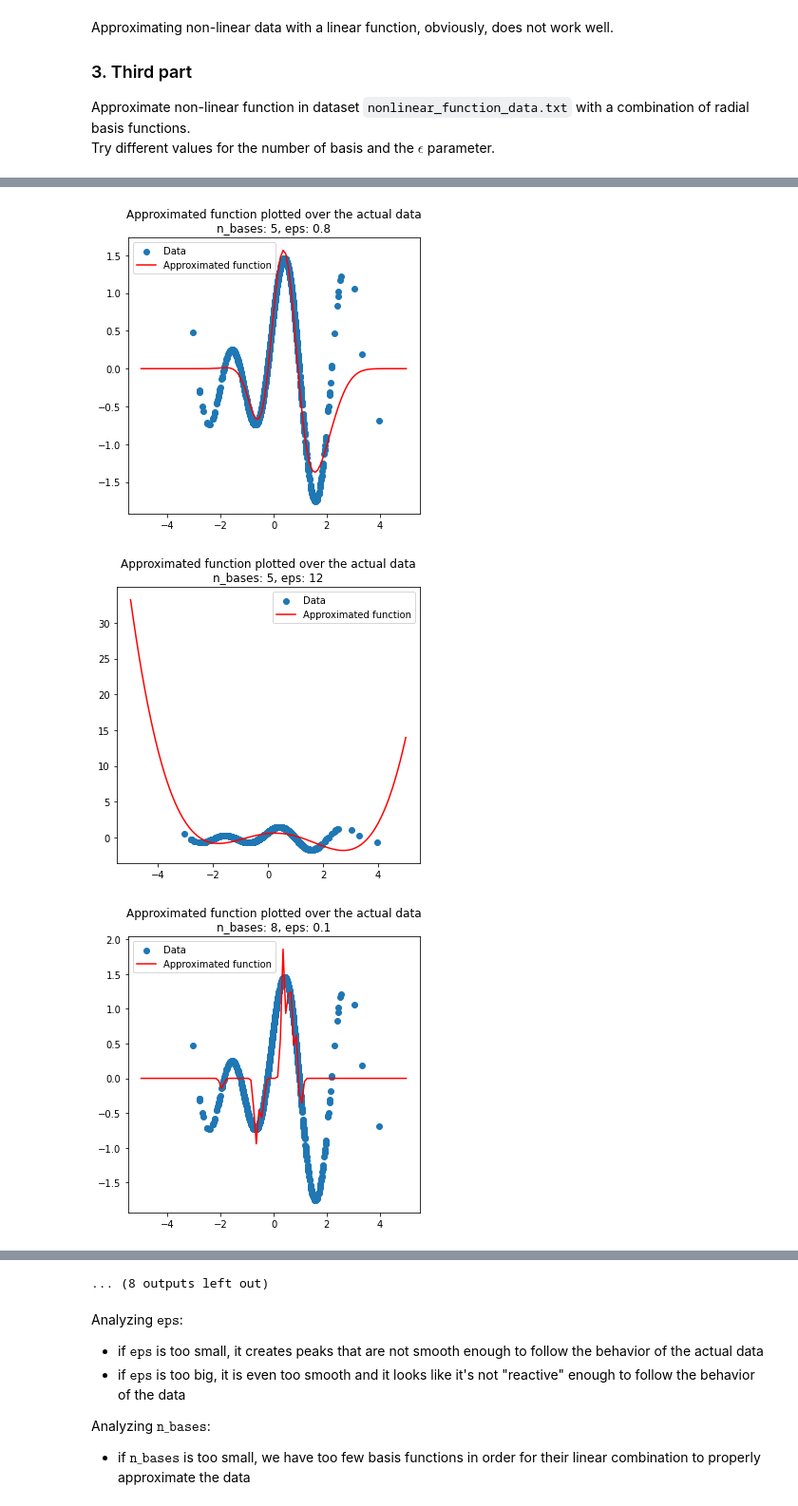
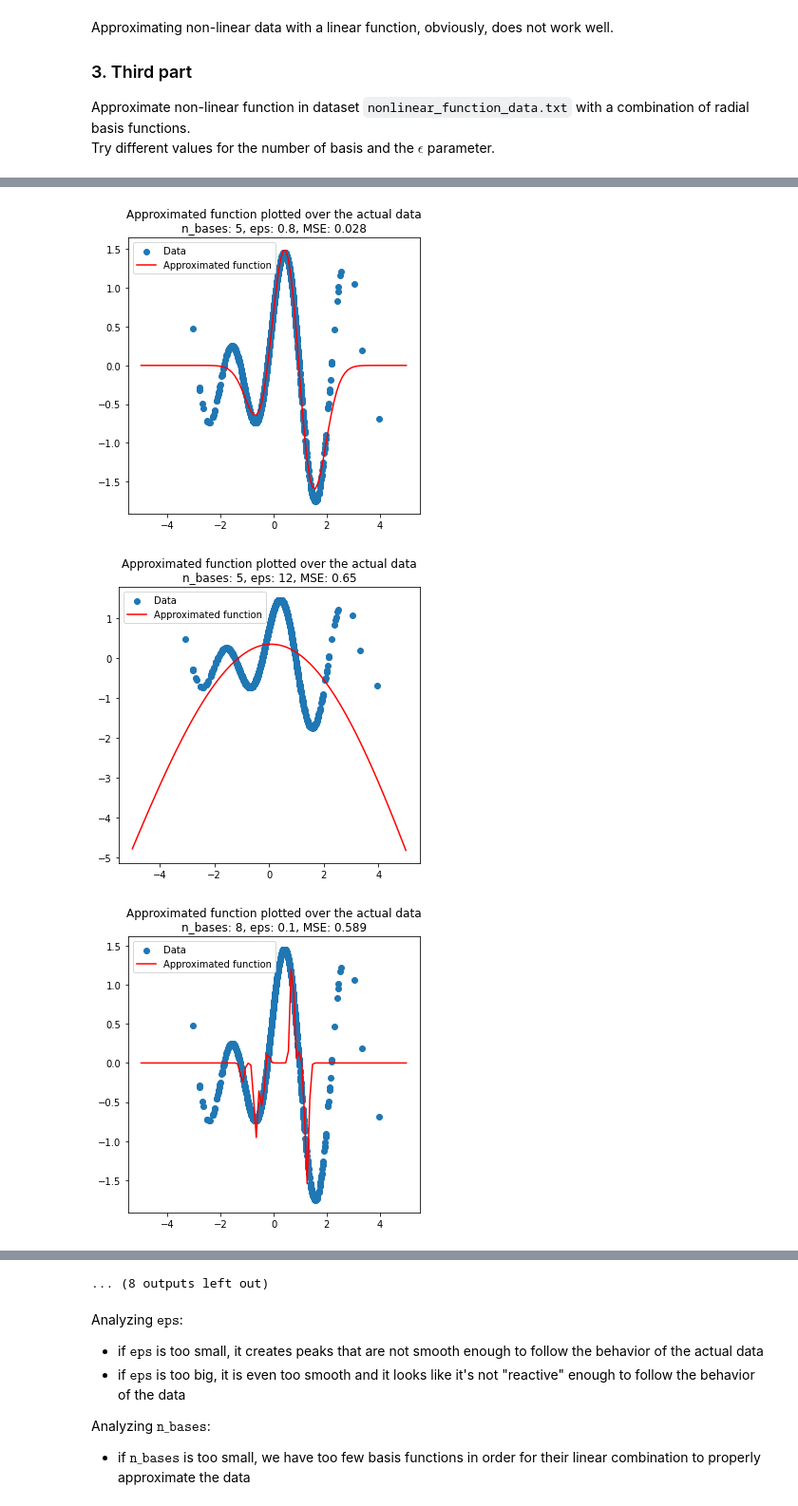
Before and after one commit to AlexPasqua/MLCMS-exercises, a Jupyter notebook: EX5/src/task1.ipynb, the cells around one changed output, grey strips where cells are left out. Shown at 95% size. Saved outputs shown, nothing was run; the diff lists cells and outputs as text; code cells hidden in the pictures.

Commit message:
Task1: added MSE to approx plots

```diff
--- a/EX5/src/task1.ipynb
+++ b/EX5/src/task1.ipynb
@@ -46,6 +46,14 @@ for n_bases in n_bases_list:
     # use the same center points with all the different values of eps
     centers = np.random.choice(points.ravel(), replace=False, size=n_bases)
     for eps in eps_list:
-        C, residuals, rank, singvals, centers, eps = approx_nonlin_func(nonlinear_data_path, n_bases=n_bases, eps=eps, centers=centers)
-        plot_func_over_data(lstsqr_sol=C, data=nonlinear_data_path, linear=False, centers=centers, eps=eps)
+        # get the data
+        nonlinear_data = get_points_and_targets(nonlinear_data_path)
+        points, targets = nonlinear_data[0], nonlinear_data[1]
+        # approximate the non-linear data with a combination of radial basis functions
+        C, _, _, _, _, _, list_of_bases = approx_nonlin_func(nonlinear_data, n_bases=n_bases, eps=eps, centers=centers)
+        # compute the MSE of the approximation
+        pred = y = np.sum(C * list_of_bases, axis=1)  # '*' indicates and elementwise product (dimensions broadcast to common shape)
+        mse = np.linalg.norm(pred - targets)**2 / len(targets)
+        # plot the approximated function over the actual data
+        plot_func_over_data(lstsqr_sol=C, data=nonlinear_data, linear=False, centers=centers, eps=eps, MSE=round(mse, 3))
 # %% [output]
@@ -60,3 +68,3 @@ for n_bases in n_bases_list:
-[figure, old version]
+[figure, new version]
-[figure, old version]
+[figure, new version]
-[figure, old version]
+[figure, new version]
```
Also changed, not shown: parts of 4 cells of this notebook, 1 other file.
